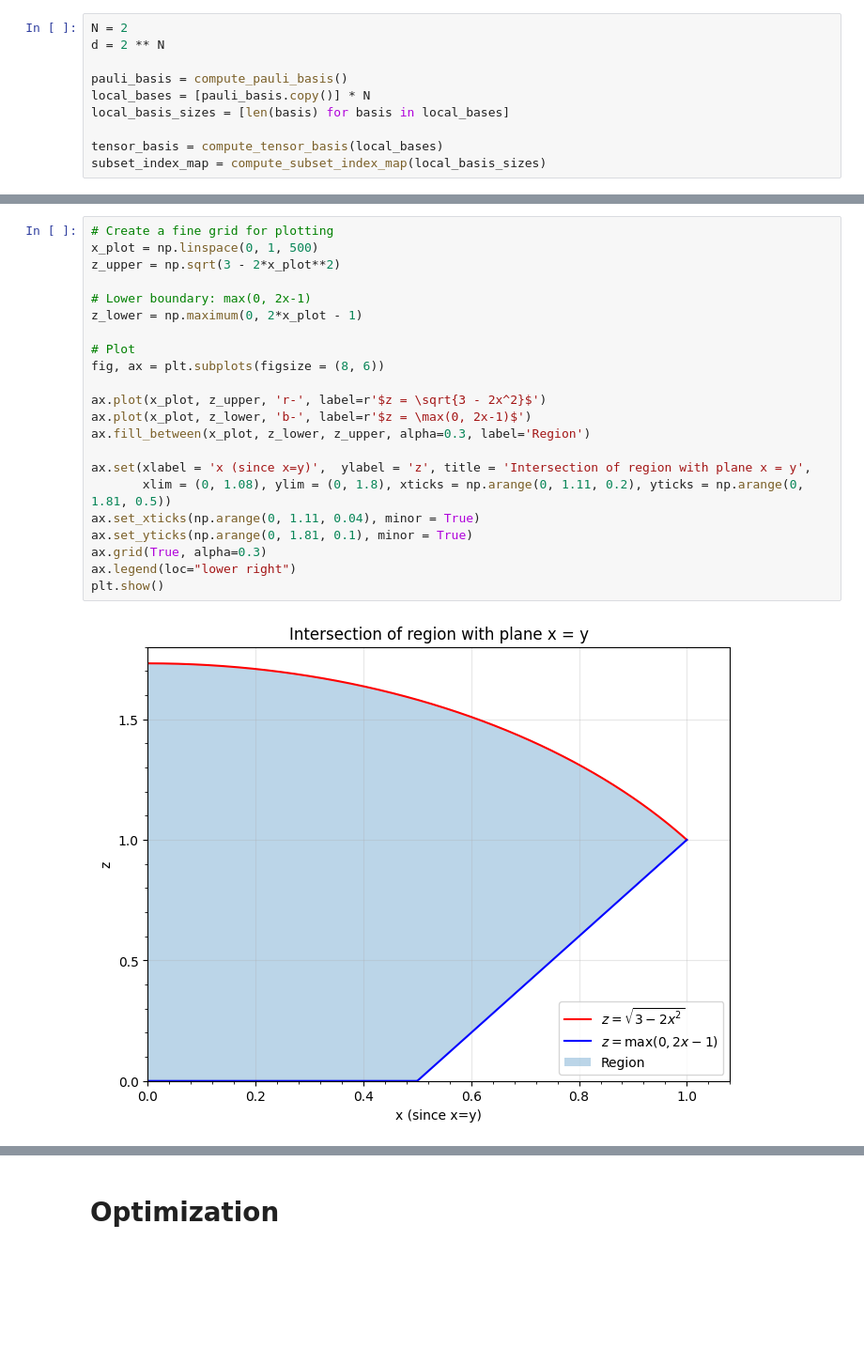
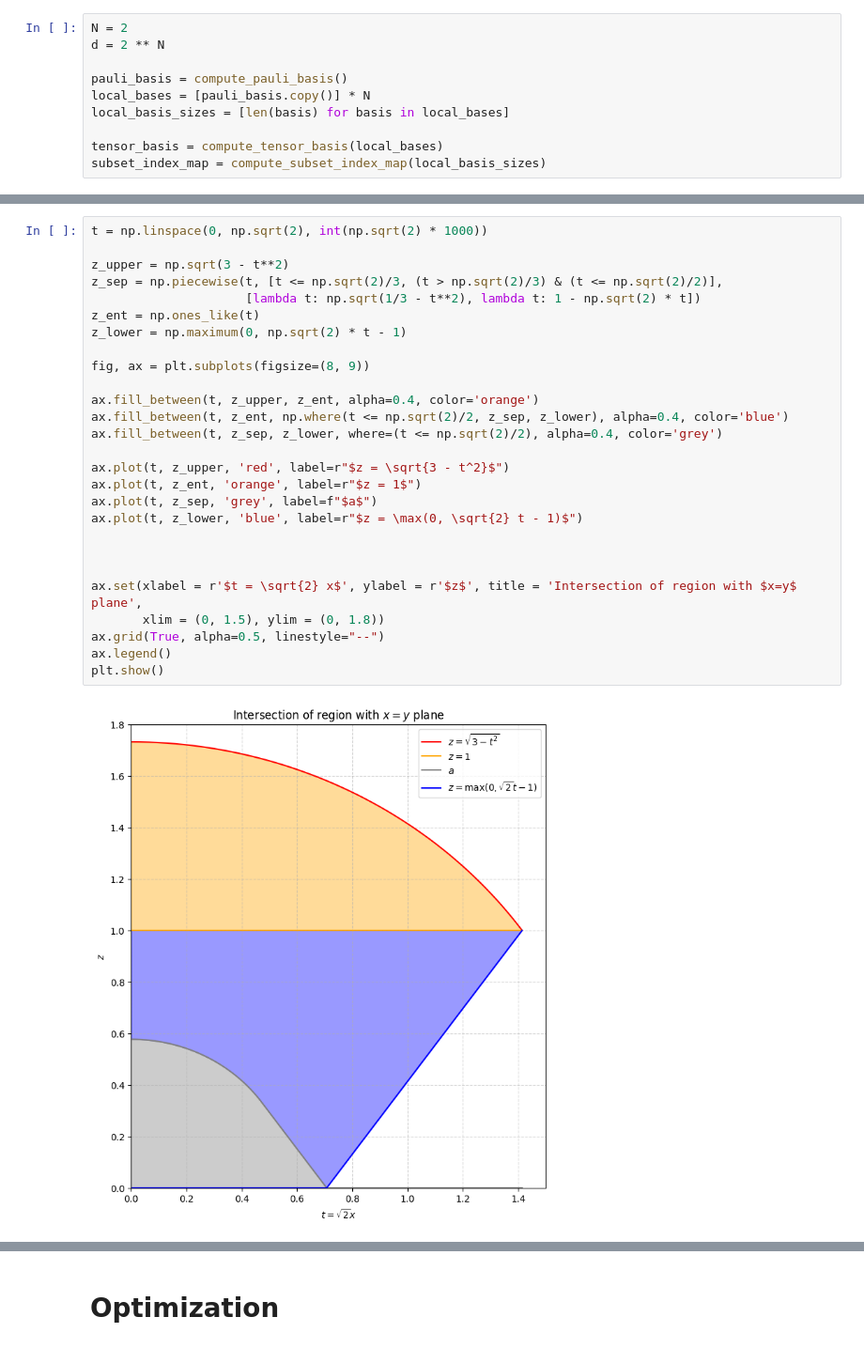
Before and after one commit to Garcia-Velo/-2024--bloch-lengths, a Jupyter notebook: notebooks/space_exploration.ipynb, the cells around one changed output, grey strips where cells are left out. Shown at 94% size. Drawn from its saved outputs; the diff is of its cells as text; blank space fills up the shorter version.

```diff
--- a/notebooks/space_exploration.ipynb
+++ b/notebooks/space_exploration.ipynb
@@ -64,24 +50,29 @@ Number of points: (2064, 3)
 # %%
-# Create a fine grid for plotting
-x_plot = np.linspace(0, 1, 500)
-z_upper = np.sqrt(3 - 2*x_plot**2)
+t = np.linspace(0, np.sqrt(2), int(np.sqrt(2) * 1000))
 
-# Lower boundary: max(0, 2x-1)
-z_lower = np.maximum(0, 2*x_plot - 1)
+z_upper = np.sqrt(3 - t**2)
+z_sep = np.piecewise(t, [t <= np.sqrt(2)/3, (t > np.sqrt(2)/3) & (t <= np.sqrt(2)/2)],
+                     [lambda t: np.sqrt(1/3 - t**2), lambda t: 1 - np.sqrt(2) * t])
+z_ent = np.ones_like(t)
+z_lower = np.maximum(0, np.sqrt(2) * t - 1)
 
-# Plot
-fig, ax = plt.subplots(figsize = (8, 6))
+fig, ax = plt.subplots(figsize=(8, 9))
 
-ax.plot(x_plot, z_upper, 'r-', label=r'$z = \sqrt{3 - 2x^2}$')
-ax.plot(x_plot, z_lower, 'b-', label=r'$z = \max(0, 2x-1)$')
-ax.fill_between(x_plot, z_lower, z_upper, alpha=0.3, label='Region')
+ax.fill_between(t, z_upper, z_ent, alpha=0.4, color='orange')
+ax.fill_between(t, z_ent, np.where(t <= np.sqrt(2)/2, z_sep, z_lower), alpha=0.4, color='blue')
+ax.fill_between(t, z_sep, z_lower, where=(t <= np.sqrt(2)/2), alpha=0.4, color='grey')
 
-ax.set(xlabel = 'x (since x=y)',  ylabel = 'z', title = 'Intersection of region with plane x = y',
-       xlim = (0, 1.08), ylim = (0, 1.8), xticks = np.arange(0, 1.11, 0.2), yticks = np.arange(0, 1.81, 0.5))
-ax.set_xticks(np.arange(0, 1.11, 0.04), minor = True)
-ax.set_yticks(np.arange(0, 1.81, 0.1), minor = True)
-ax.grid(True, alpha=0.3)
-ax.legend(loc="lower right")
+ax.plot(t, z_upper, 'red', label=r"$z = \sqrt{3 - t^2}$")
+ax.plot(t, z_ent, 'orange', label=r"$z = 1$")
+ax.plot(t, z_sep, 'grey', label=f"$a$")
+ax.plot(t, z_lower, 'blue', label=r"$z = \max(0, \sqrt{2} t - 1)$")
+
+
+
+ax.set(xlabel = r'$t = \sqrt{2} x$', ylabel = r'$z$', title = 'Intersection of region with $x=y$ plane',
+       xlim = (0, 1.5), ylim = (0, 1.8))
+ax.grid(True, alpha=0.5, linestyle="--")
+ax.legend()
 plt.show()
 # %% [output]
-[figure, old version]
+[figure, new version]
```
Also changed, not shown: parts of 11 cells of this notebook, 6 other files.
